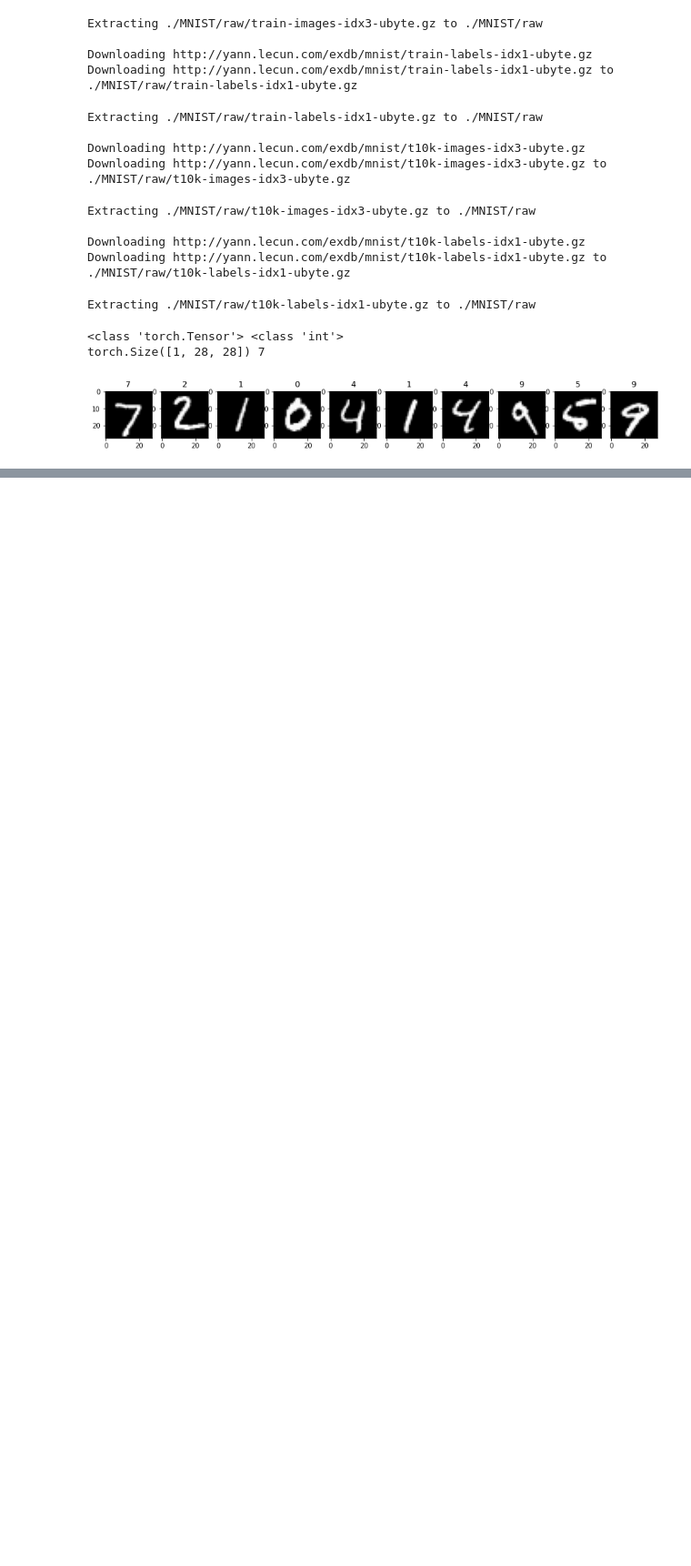
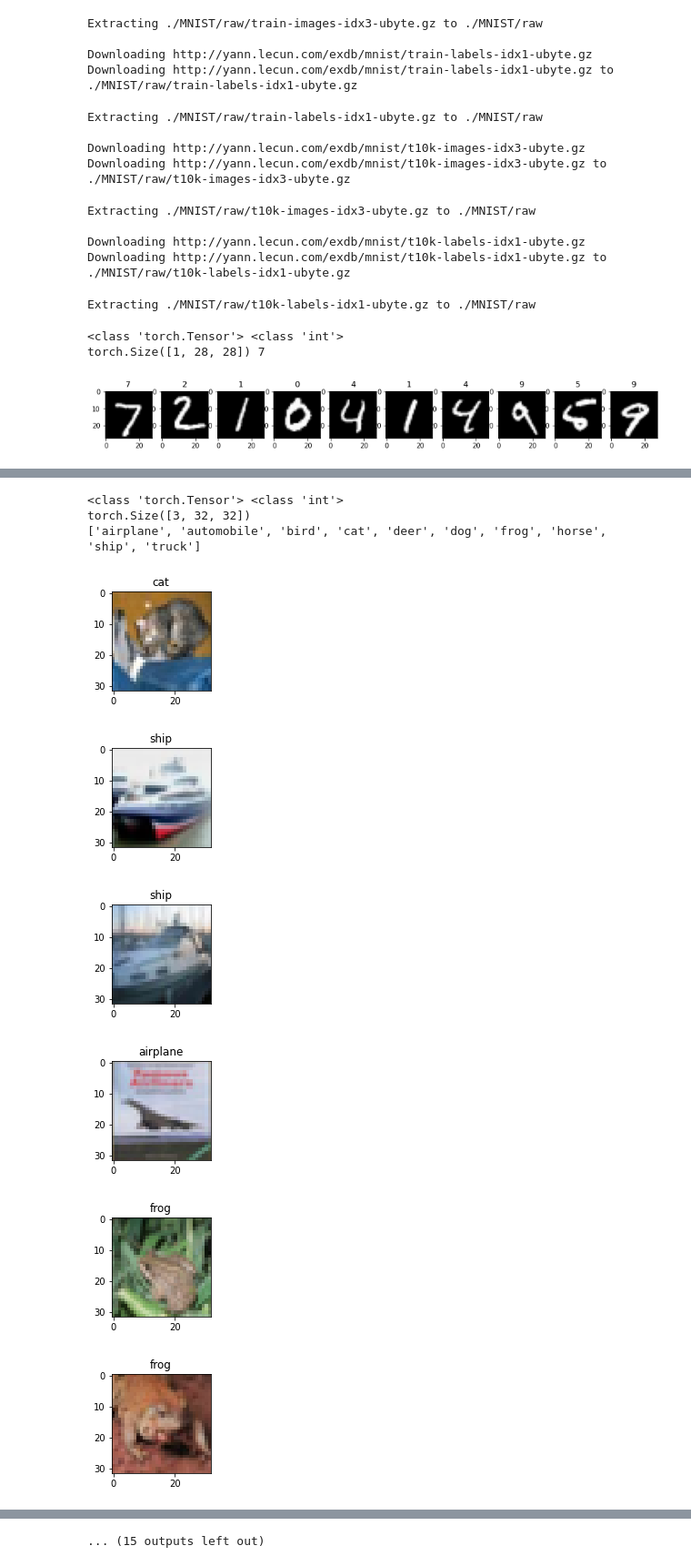
Before and after one commit to cmscoutinho/data-science, a Jupyter notebook: ALURA/Redes Neurais Convolucionais - Deep Learning com PyTorch/1_7_Aplicações_Classificação.ipynb, the cells around one changed output, grey strips where cells are left out. Shown at 91% size. Drawn from its saved outputs; the diff is of its cells as text; code cells hidden in the pictures; blank space fills up the shorter version.

```diff
--- a/ALURA/Redes Neurais Convolucionais - Deep Learning com PyTorch/1_7_Aplicações_Classificação.ipynb
+++ b/ALURA/Redes Neurais Convolucionais - Deep Learning com PyTorch/1_7_Aplicações_Classificação.ipynb
@@ -49,0 +52,5 @@ for i in range(10):
+# %%
+CIFAR10 = datasets.CIFAR10('.',
+                           train=False,
+                           transform=transforms.ToTensor(),
+                           download=True)
@@ -49,0 +60,28 @@ for i in range(10):
+# %%
+dado, rotulo = CIFAR10[0]
+
+print(type(dado), type(rotulo))
+print(dado.size())
+print(CIFAR10.classes)
+
+N = 26
+
+# fig, axs = plt.subplots(1, N, figsize=(32, 32))
+for i in range(N):
+  dado, rotulo = CIFAR10[i]
+  dado = dado.permute(1,2,0)
+  fig = plt.figure(figsize=(2,2))
+  plt.imshow(dado)
+  plt.title(CIFAR10.classes[rotulo])
+  # axs[i].imshow(dado)
+  # axs[i].set_title(CIFAR10.classes[rotulo])
+# %% [output]
+<class 'torch.Tensor'> <class 'int'>
+torch.Size([3, 32, 32])
+['airplane', 'automobile', 'bird', 'cat', 'deer', 'dog', 'frog', 'horse', 'ship', 'truck']
+[figure, added]
+[figure, added]
+[figure, added]
+[figure, added]
+[figure, added]
+[figure, added]
@@ -49,0 +93 @@ for i in range(10):
+... (15 outputs left out)
```
Also changed, not shown: parts of 3 cells of this notebook.
